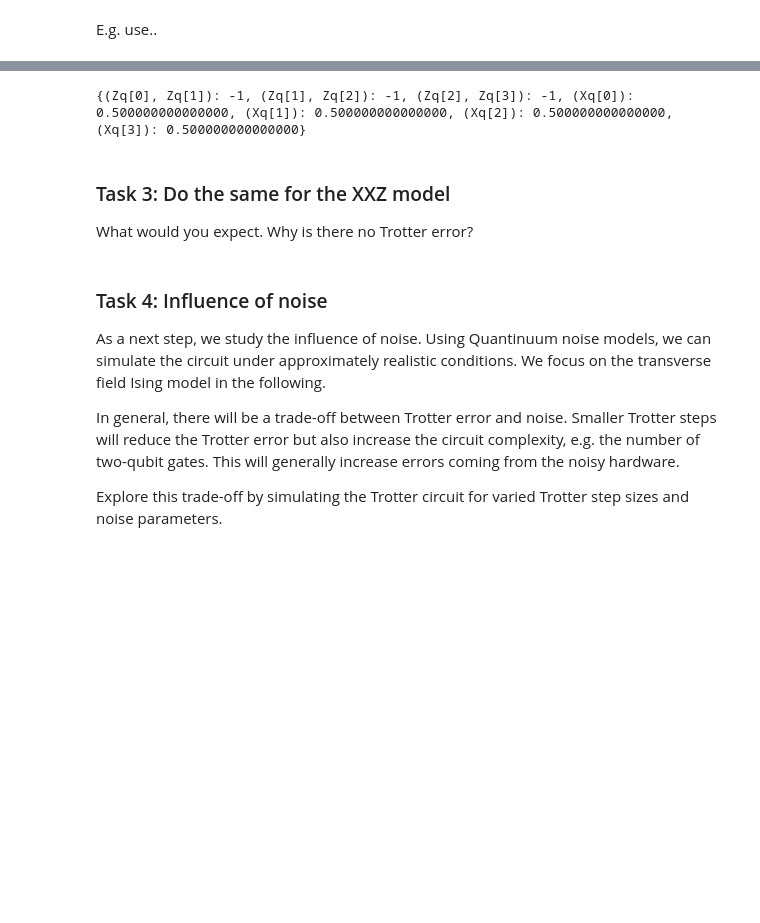
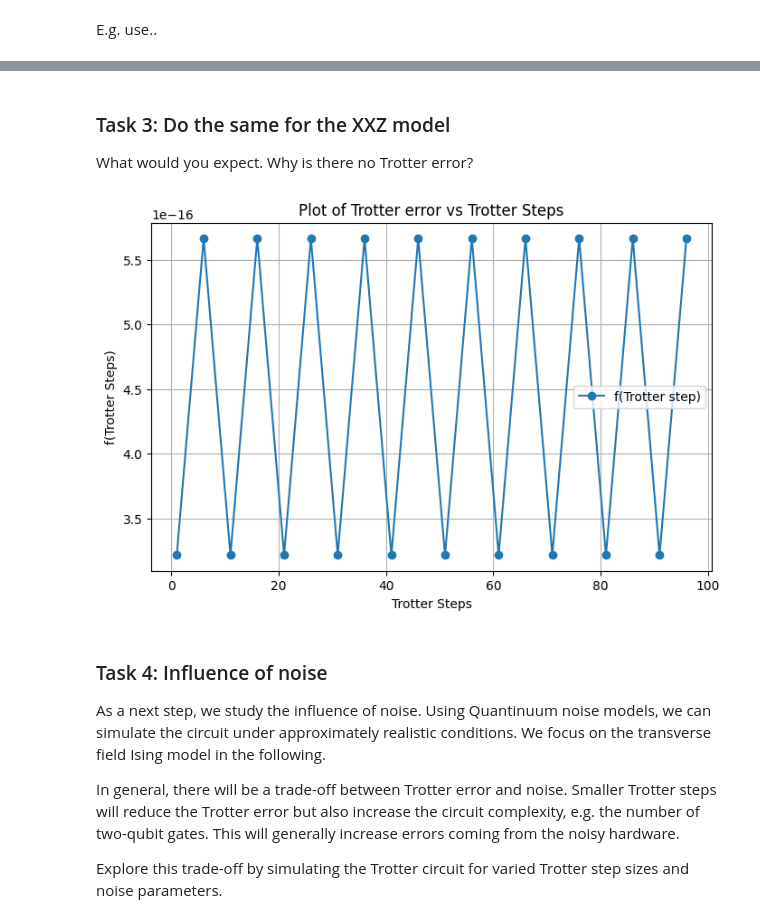
Before and after one commit to SiruLee/2025-Quantinuum, a Jupyter notebook: notebooks/hamiltonian_simulation.ipynb, the cells around one changed output, grey strips where cells are left out. Saved outputs shown, nothing was run; the diff lists cells and outputs as text; code cells hidden in the pictures; blank space fills up the shorter version.

```diff
--- a/notebooks/hamiltonian_simulation.ipynb
+++ b/notebooks/hamiltonian_simulation.ipynb
@@ -503,32 +490,17 @@ draw(circ3)
-# %%
-<<<<<<< REMOTE CELL DELETED >>>>>>>
-# Classical implementation of the time evolution
-import numpy as np
-
-## Initial state preparation |00...0>
-zero_list = [0 for _ in range(2**N)]
-zero_list[0] = 1
-intial_state = np.array(zero_list)
-
-## Hamiltonian matrix
-ising_ham = get_ising_hamiltonian(N, J, g)
-ising_ham.to_sparse_matrix(qubits=[Qubit(i) for i in range(N)]).de
-
-print(ising_ham)
-## Time evolution
-# %% [output]
-{(Zq[0], Zq[1]): -1, (Zq[1], Zq[2]): -1, (Zq[2], Zq[3]): -1, (Xq[0]): 0.500000000000000, (Xq[1]): 0.500000000000000, (Xq[2]): 0.500000000000000, (Xq[3]): 0.500000000000000}
 # %% [markdown]
 ### Task 3: Do the same for the XXZ model
 
 What would you expect. Why is there no Trotter error?
 # %%
 def get_trotter_state_XXZ(N, p, t, Delta_ZZ):
-
-
+    XXZ_circuit = Circuit(N)
+    for j in range(p):
+        step = XXZ(N, t/p, 1, 1, Delta_ZZ)
+        boxed: CircBox = CircBox(step)
+        XXZ_circuit.add_gate(boxed, range(N))
     backend = AerStateBackend()
-    result = backend.run_circuit(circ3)
-    trotter_state = result.get_state()
+    result = backend.get_compiled_circuit(XXZ_circuit)
+    trotter_state = result.get_statevector()
 
     return trotter_state
 # %%
@@ -541,11 +513,35 @@ def get_classical_state_XXZ(N, t, Delta_ZZ):
     ## Hamiltonian matrix
     xxz_ham = get_xxz_chain_hamiltonian(n_qubits, Delta_ZZ)
     xxz_ham_matrix = xxz_ham.to_sparse_matrix(qubits=[Qubit(i) for i in range(n_qubits)]).todense()
-    e_xxz = scipy.linalg.expm(- 1j * np.pi * ising_matrix * t)
+    e_xxz = scipy.linalg.expm(- 1j * np.pi * xxz_ham_matrix * t)
 
     ## Time evolution
     state_t = e_xxz @ intial_state
     return state_t
+# %%
+def trotter_error_XXZ(N, p, t, Delta_ZZ):
+    state_trotter = get_trotter_state_XXZ(N, p, t, Delta_ZZ)
+    state_classical = get_classical_state_XXZ(N, t, Delta_ZZ)
+    return scipy.linalg.norm(state_trotter - state_classical)
+# %%
+t = 2
+n_qubits = 2
+Delta_ZZ = 0.5
+n_trotter_steps = list(range(1, 100, 5))
+
+f_values = [trotter_error_XXZ(n_qubits, p, t, Delta_ZZ) for p in n_trotter_steps]
+
+# Plot
+plt.figure(figsize=(8, 5))
+plt.plot(n_trotter_steps, f_values, marker='o', linestyle='-', label='f(Trotter step)')
+plt.xlabel('Trotter Steps')
+plt.ylabel('f(Trotter Steps)')
+plt.title('Plot of Trotter error vs Trotter Steps')
+plt.legend()
+plt.grid(True)
+plt.show()
+# %% [output]
+[figure, added]
 # %% [markdown]
 ### Task 4: Influence of noise
 
```
Also changed, not shown: parts of 14 cells of this notebook.
